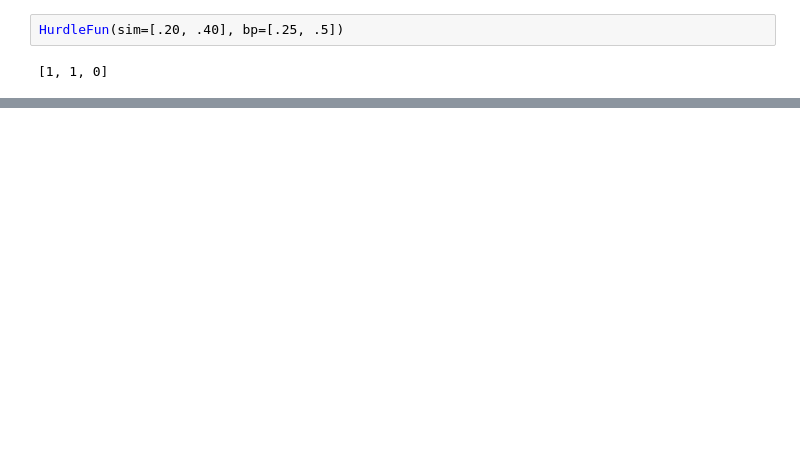
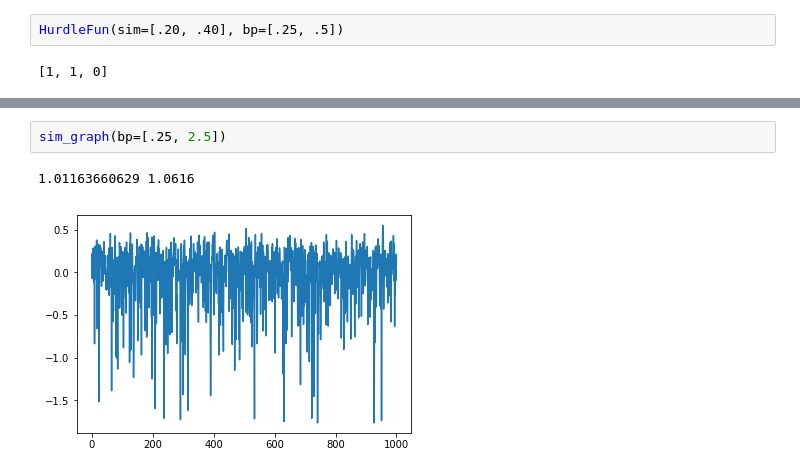
Before and after one commit to GongtingPeng/Funnel, a Jupyter notebook: Funnel.ipynb, the cells around one changed output, grey strips where cells are left out. Saved outputs shown, nothing was run; the diff lists cells and outputs as text; blank space fills up the shorter version.

```diff
--- a/Funnel.ipynb
+++ b/Funnel.ipynb
@@ -163,0 +283,5 @@ HurdleFun(sim=[.20, .40], bp=[.25, .5])
+# %%
+sim_graph(bp=[.25, 2.5])
+# %% [output]
+1.01163660629 1.0616
+[figure, added]
```
Also changed, not shown: parts of 22 cells of this notebook.
